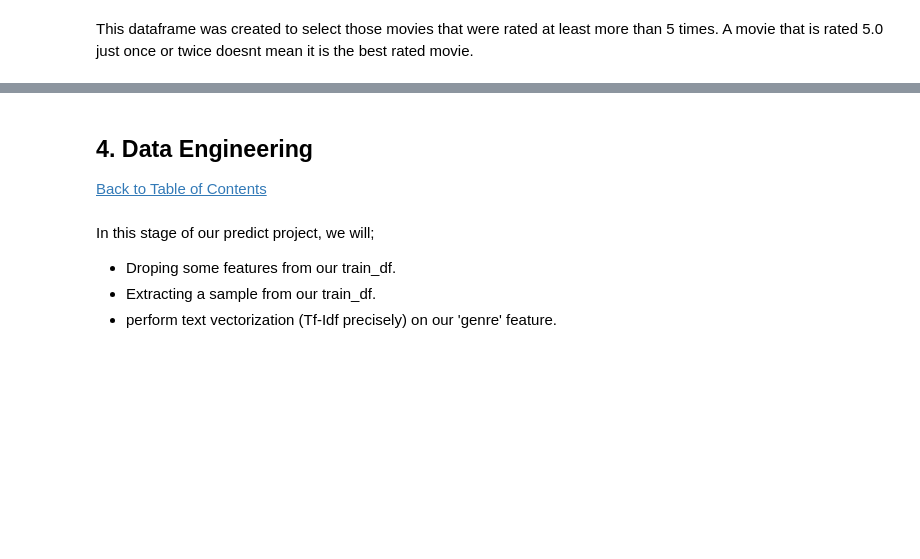
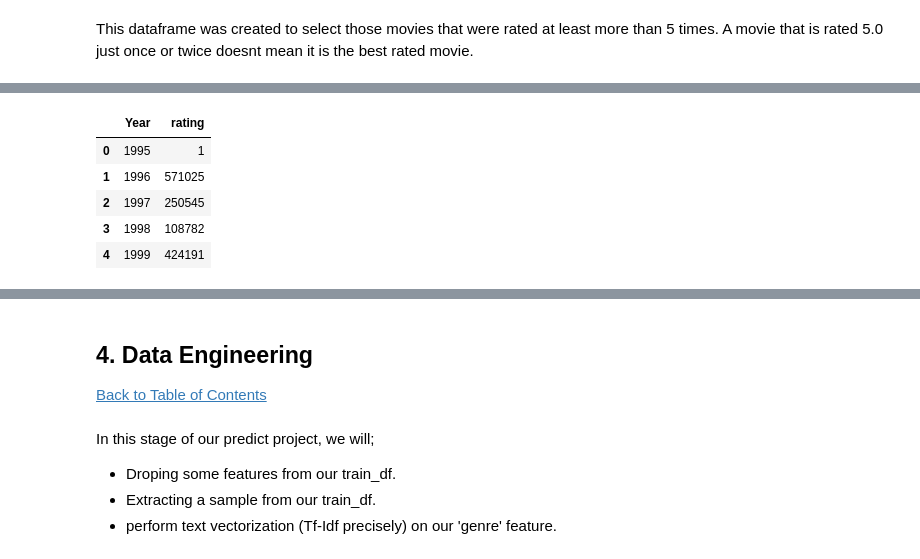
Before and after one commit to john-anyi/unsupervised-predict-streamlit-template, a Jupyter notebook: TEAM_JM1_UNSUPERVISED_LEARNING_PREDICT_NOTEBOOK.ipynb, the cells around one changed output, grey strips where cells are left out. Cells and saved outputs as stored; diff of their text form; code cells hidden in the pictures; blank space fills up the shorter version.

```diff
--- a/TEAM_JM1_UNSUPERVISED_LEARNING_PREDICT_NOTEBOOK.ipynb
+++ b/TEAM_JM1_UNSUPERVISED_LEARNING_PREDICT_NOTEBOOK.ipynb
@@ -821,0 +726,10 @@ plt.show()
+# %%
+rates_in_years = train_df.groupby(['Year'])['rating'].count().reset_index()
+rates_in_years.head()
+# %% [output]
+|  | Year | rating |
+| 0 | 1995 | 1 |
+| 1 | 1996 | 571025 |
+| 2 | 1997 | 250545 |
+| 3 | 1998 | 108782 |
+| 4 | 1999 | 424191 |
```
Also changed, not shown: parts of 68 cells of this notebook.
